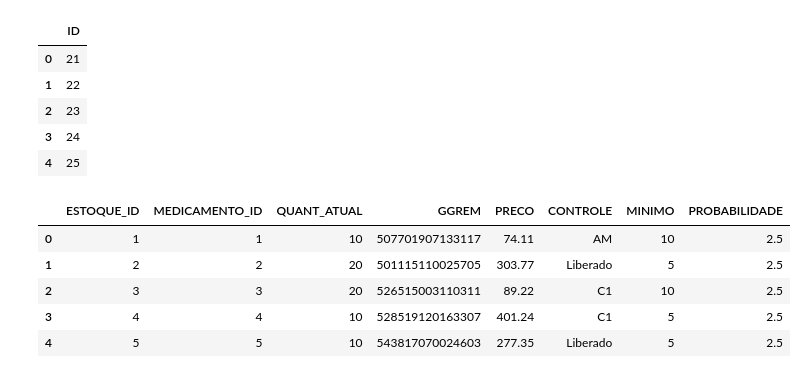
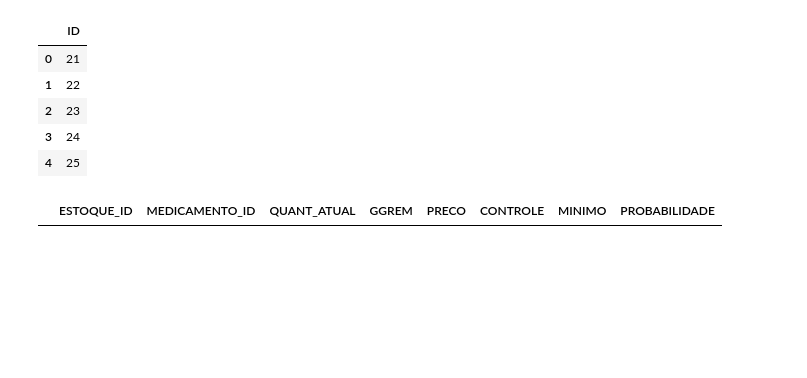
Before and after one commit to tseiiti/drogasystem, a Jupyter notebook: jupyter_pandas/insert_02_estoque_venda.ipynb, the cells around one changed output. Saved outputs shown, nothing was run; the diff lists cells and outputs as text; code cells hidden in the pictures; blank space fills up the shorter version.

```diff
--- a/jupyter_pandas/insert_02_estoque_venda.ipynb
+++ b/jupyter_pandas/insert_02_estoque_venda.ipynb
@@ -133,33 +90,34 @@ df_profissional.head()
 | 4 | 25 |
 # %%
 # CRIA DATAFRAME DA TABELA DE ESTOQUE
-cols = ["ESTOQUE_ID", "MEDICAMENTO_ID", "QUANT_ATUAL", "GGREM",
-        "PRECO", "CONTROLE", "MINIMO", "PROBABILIDADE"]
+def tabela_estoque():
+  excel = []
+  for i in range(1, df_excel.shape[0]):
+    excel.append(f"select {df_excel.loc[i, 'GGREM']} ggrem, {df_excel.loc[i, 'PROBABILIDADE']} probabilidade")
+  excel = ' union '.join(excel)
 
-# produtos em estoque
-sql  = "select estoque.id, estoque.medicamento_id, estoque.quant_atual, "
-sql += "medicamento.ggrem, medicamento.preco, medicamento.controle, "
-sql += "estoque_total.minimo, 0.0 "
-sql += "from estoque "
-sql += "inner join medicamento on medicamento.id = estoque.medicamento_id "
-sql += "inner join estoque_total on estoque_total.medicamento_id = estoque.medicamento_id "
-sql += "where quant_atual > 0 "
-sql += "and estoque.id in (select min(id) from estoque "
-sql += "where quant_atual > 0 group by medicamento_id) "
-sql += "order by 1;"
+  cols = ["ESTOQUE_ID", "MEDICAMENTO_ID", "QUANT_ATUAL", "GGREM",
+          "PRECO", "CONTROLE", "MINIMO", "PROBABILIDADE"]
 
-df_estoque = pd.DataFrame(select(sql), columns=cols)
+  # produtos em estoque
+  sql  = "select estoque.id, estoque.medicamento_id, estoque.quant_atual, "
+  sql += "medicamento.ggrem, medicamento.preco, medicamento.controle, "
+  sql += "estoque_total.minimo, excel.probabilidade "
+  sql += "from estoque "
+  sql += "inner join medicamento on medicamento.id = estoque.medicamento_id "
+  sql += "inner join estoque_total on estoque_total.medicamento_id = estoque.medicamento_id "
+  sql += f"inner join ({excel}) excel on excel.ggrem = medicamento.ggrem "
 
-# atualiza df com valor da probabilidade
-for i in df_estoque.index:
-  excel = df_excel[df_excel["GGREM"] == df_estoque.loc[i, "GGREM"]].reset_index(drop=True)
-  df_estoque.loc[i, "PROBABILIDADE"] = excel["PROBABILIDADE"][0]
+  sql += "where quant_atual > 0 "
+  sql += "and estoque.id in (select min(id) from estoque "
+  sql += "where quant_atual > 0 group by medicamento_id) "
+  sql += "order by 1;"
 
+  global df_estoque
+  df_estoque = pd.DataFrame(select(sql), columns=cols)
+  df_estoque["PROBABILIDADE"] = df_estoque["PROBABILIDADE"].astype(float)
+
+tabela_estoque()
 df_estoque.head()
 # %% [output]
 |  | ESTOQUE_ID | MEDICAMENTO_ID | QUANT_ATUAL | GGREM | PRECO | CONTROLE | MINIMO | PROBABILIDADE |
-| 0 | 1 | 1 | 10 | 507701907133117 | 74.11 | AM | 10 | 2.5 |
-| 1 | 2 | 2 | 20 | 501115110025705 | 303.77 | Liberado | 5 | 2.5 |
-| 2 | 3 | 3 | 20 | 526515003110311 | 89.22 | C1 | 10 | 2.5 |
-| 3 | 4 | 4 | 10 | 528519120163307 | 401.24 | C1 | 5 | 2.5 |
-| 4 | 5 | 5 | 10 | 543817070024603 | 277.35 | Liberado | 5 | 2.5 |
```
Also changed, not shown: parts of 14 cells of this notebook, 2 other files.
